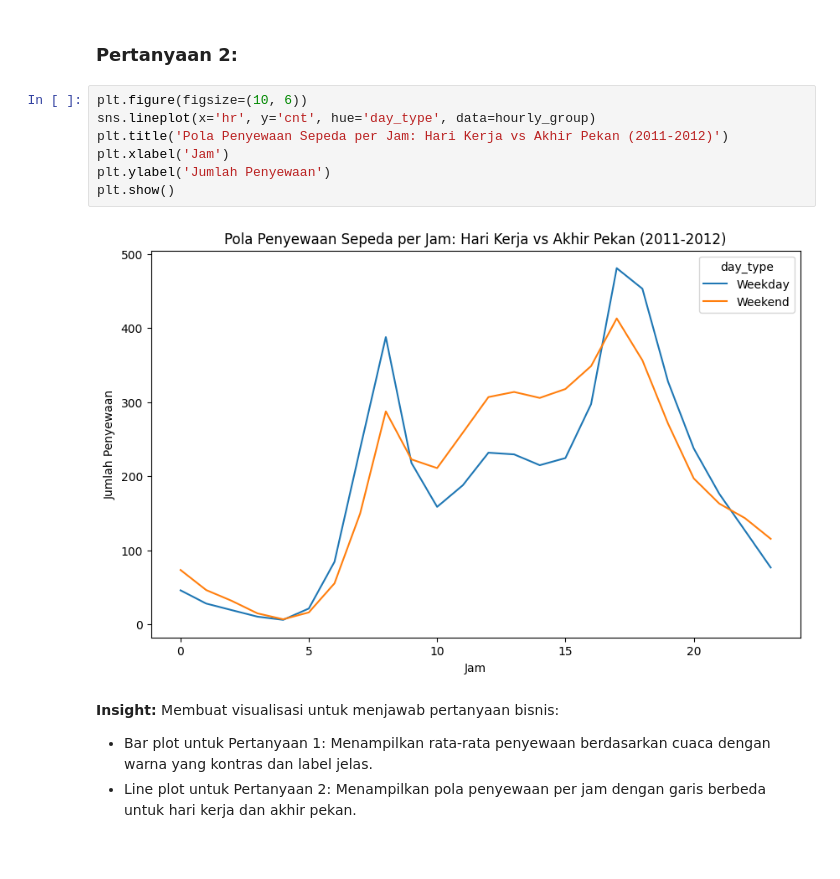
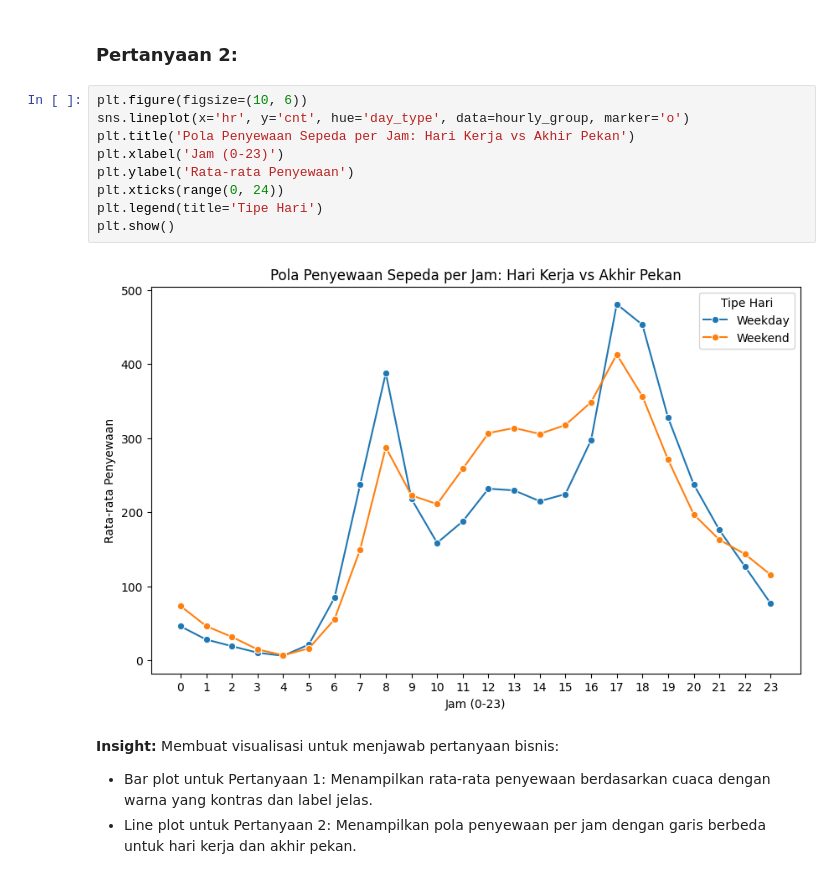
Before and after one commit to Diegratia/Data-Analisis, a Jupyter notebook: notebook.ipynb, the cells around one changed output. Saved outputs shown, nothing was run; the diff lists cells and outputs as text.

```diff
--- a/notebook.ipynb
+++ b/notebook.ipynb
@@ -164,13 +186,15 @@ plt.show()
 ### Pertanyaan 2:
 # %%
 plt.figure(figsize=(10, 6))
-sns.lineplot(x='hr', y='cnt', hue='day_type', data=hourly_group)
-plt.title('Pola Penyewaan Sepeda per Jam: Hari Kerja vs Akhir Pekan (2011-2012)')
-plt.xlabel('Jam')
-plt.ylabel('Jumlah Penyewaan')
+sns.lineplot(x='hr', y='cnt', hue='day_type', data=hourly_group, marker='o')
+plt.title('Pola Penyewaan Sepeda per Jam: Hari Kerja vs Akhir Pekan')
+plt.xlabel('Jam (0-23)')
+plt.ylabel('Rata-rata Penyewaan')
+plt.xticks(range(0, 24))
+plt.legend(title='Tipe Hari')
 plt.show()
 # %% [output]
-[figure, old version]
+[figure, new version]
 # %% [markdown]
 **Insight:**
 Membuat visualisasi untuk menjawab pertanyaan bisnis:
```
Also changed, not shown: parts of 8 cells of this notebook, 1 other file.
